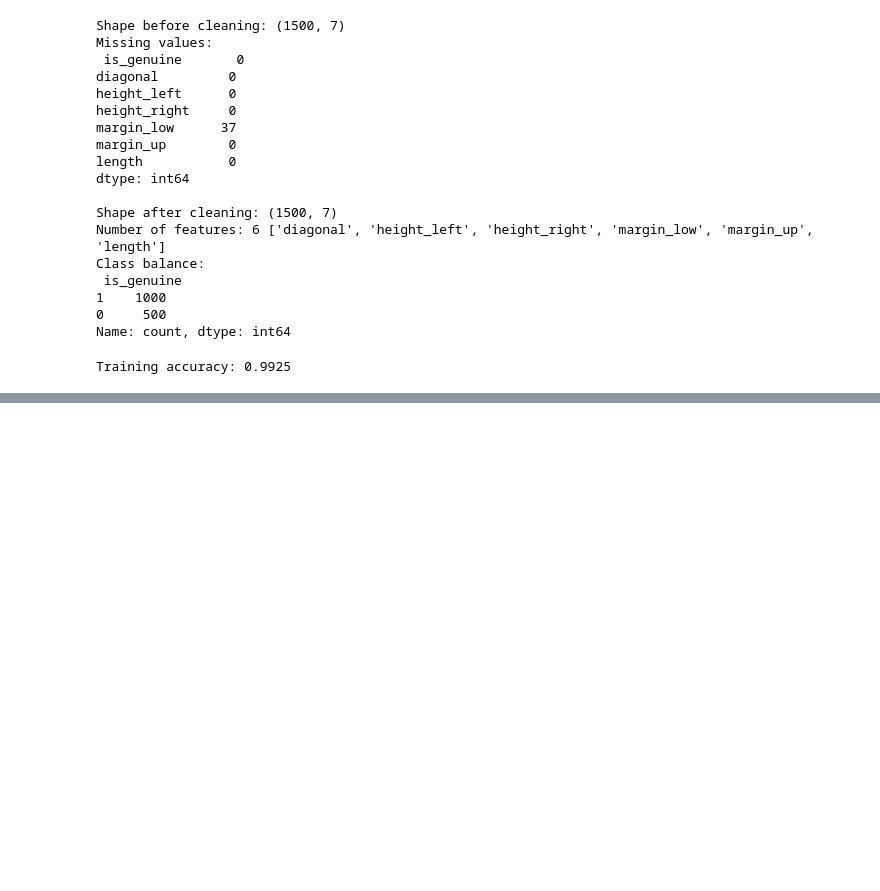
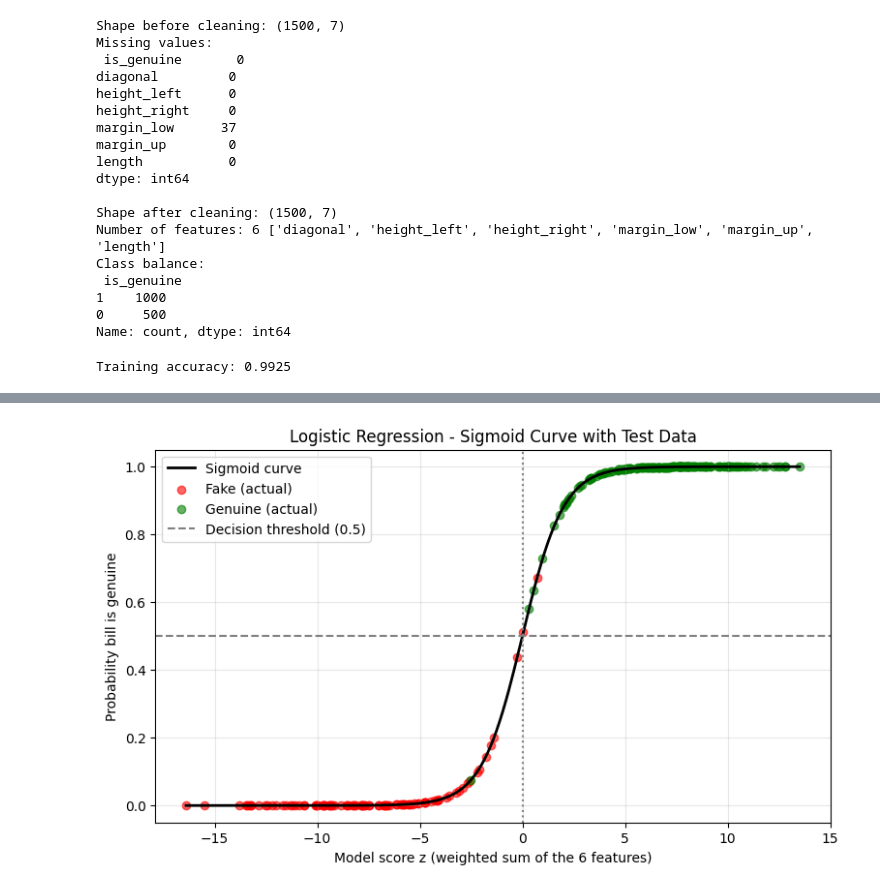
Before and after one commit to SanchitMalhotra11/AI-101-Project, a Jupyter notebook: Logistic regression.ipynb, the cells around one changed output, grey strips where cells are left out. Cells and saved outputs as stored; diff of their text form; code cells hidden in the pictures; blank space fills up the shorter version.

Commit message:
Add model evaluation plots and predictions

```diff
--- a/Logistic regression.ipynb
+++ b/Logistic regression.ipynb
@@ -166,0 +216,30 @@ FileNotFoundError: [Errno 2] No such file or directory: 'predictions.csv'
+# %%
+# PART 5: GRAPHS (matplotlib)
+# =====================================================
+rng = np.random.default_rng(42)
+coefs = model.named_steps["logreg"].coef_[0]
+
+
+# ---- Graph 1: Logistic regression S-curve (sigmoid) ----
+# z = w1*x1 + w2*x2 + ... + b  (the model's score for each bill)
+z_test = model.decision_function(X_test)
+z_line = np.linspace(min(z_test.min(), -8), max(z_test.max(), 8), 400)
+sigmoid = 1 / (1 + np.exp(-z_line))            # p = 1 / (1 + e^-z)
+
+plt.figure(figsize=(9, 5))
+y_test_arr = y_test.to_numpy()
+plt.plot(z_line, sigmoid, color="black", linewidth=2, label="Sigmoid curve")
+plt.scatter(z_test[y_test_arr == 0], y_prob[y_test_arr == 0],color="red", alpha=0.6, label="Fake (actual)")
+plt.scatter(z_test[y_test_arr == 1], y_prob[y_test_arr == 1],
+            color="green", alpha=0.6, label="Genuine (actual)")
+plt.axhline(0.5, color="gray", linestyle="--", label="Decision threshold (0.5)")
+plt.axvline(0, color="gray", linestyle=":")
+plt.xlabel("Model score z (weighted sum of the 6 features)")
+plt.ylabel("Probability bill is genuine")
+plt.title("Logistic Regression - Sigmoid Curve with Test Data")
+plt.legend()
+plt.grid(alpha=0.3)
+plt.savefig("logistic_sigmoid_curve.png", dpi=150, bbox_inches="tight")
+plt.show()
+# %% [output]
+[figure, added]
```
Also changed, not shown: parts of 7 cells of this notebook, 6 other files.
